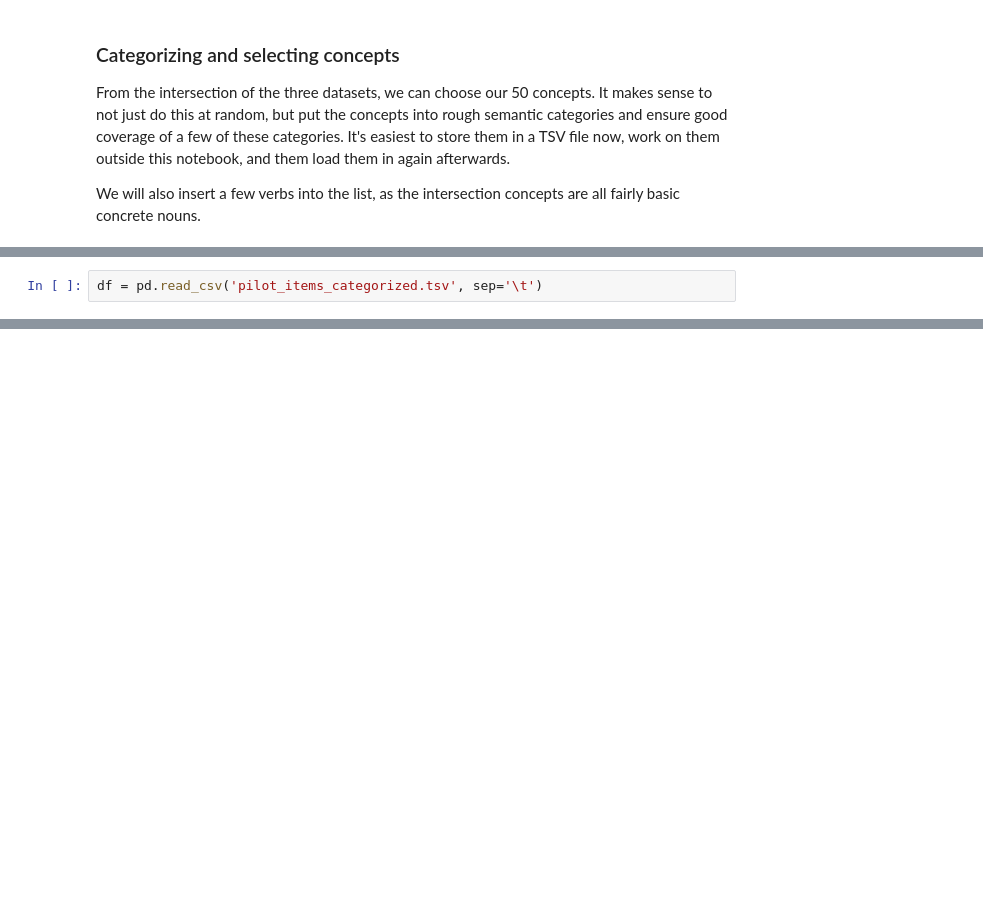
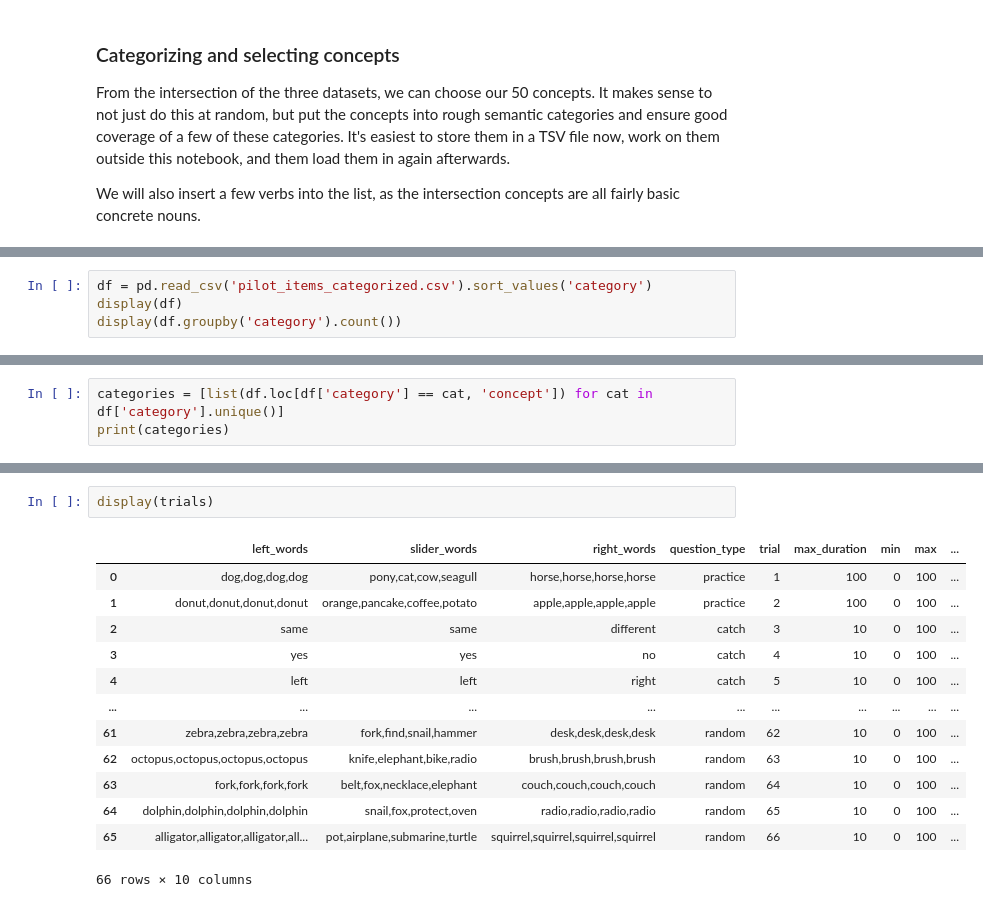
Before and after one commit to jvparidon/multilingual-triads, a Jupyter notebook: pilot_experiment/pilot_trials.ipynb, the cells around one changed output, grey strips where cells are left out. Saved outputs shown, nothing was run; the diff lists cells and outputs as text; blank space fills up the shorter version.

```diff
--- a/pilot_experiment/pilot_trials.ipynb
+++ b/pilot_experiment/pilot_trials.ipynb
@@ -126,3 +160,5 @@ df.to_csv('pilot_items_uncategorized.tsv', sep='\t', index=False)
 # %%
-df = pd.read_csv('pilot_items_categorized.tsv', sep='\t')
+df = pd.read_csv('pilot_items_categorized.csv').sort_values('category')
+display(df)
+display(df.groupby('category').count())
 # %% [output]
@@ -129,0 +348,3 @@ FileNotFoundError: [Errno 2] No such file or directory: 'pilot_items_categorized
+# %%
+categories = [list(df.loc[df['category'] == cat, 'concept']) for cat in df['category'].unique()]
+print(categories)
@@ -129,0 +432,16 @@ FileNotFoundError: [Errno 2] No such file or directory: 'pilot_items_categorized
+# %%
+display(trials)
+# %% [output]
+|  | left_words | slider_words | right_words | question_type | trial | max_duration | min | max | ... |
+| 0 | dog,dog,dog,dog | pony,cat,cow,seagull | horse,horse,horse,horse | practice | 1 | 100 | 0 | 100 | ... |
+| 1 | donut,donut,donut,donut | orange,pancake,coffee,potato | apple,apple,apple,apple | practice | 2 | 100 | 0 | 100 | ... |
+| 2 | same | same | different | catch | 3 | 10 | 0 | 100 | ... |
+| 3 | yes | yes | no | catch | 4 | 10 | 0 | 100 | ... |
+| 4 | left | left | right | catch | 5 | 10 | 0 | 100 | ... |
+| ... | ... | ... | ... | ... | ... | ... | ... | ... | ... |
+| 61 | zebra,zebra,zebra,zebra | fork,find,snail,hammer | desk,desk,desk,desk | random | 62 | 10 | 0 | 100 | ... |
+| 62 | octopus,octopus,octopus,octopus | knife,elephant,bike,radio | brush,brush,brush,brush | random | 63 | 10 | 0 | 100 | ... |
+| 63 | fork,fork,fork,fork | belt,fox,necklace,elephant | couch,couch,couch,couch | random | 64 | 10 | 0 | 100 | ... |
+| 64 | dolphin,dolphin,dolphin,dolphin | snail,fox,protect,oven | radio,radio,radio,radio | random | 65 | 10 | 0 | 100 | ... |
+| 65 | alligator,alligator,alligator,all... | pot,airplane,submarine,turtle | squirrel,squirrel,squirrel,squirrel | random | 66 | 10 | 0 | 100 | ... |
+66 rows × 10 columns
```
Also changed, not shown: parts of 24 cells of this notebook, 12 other files.
